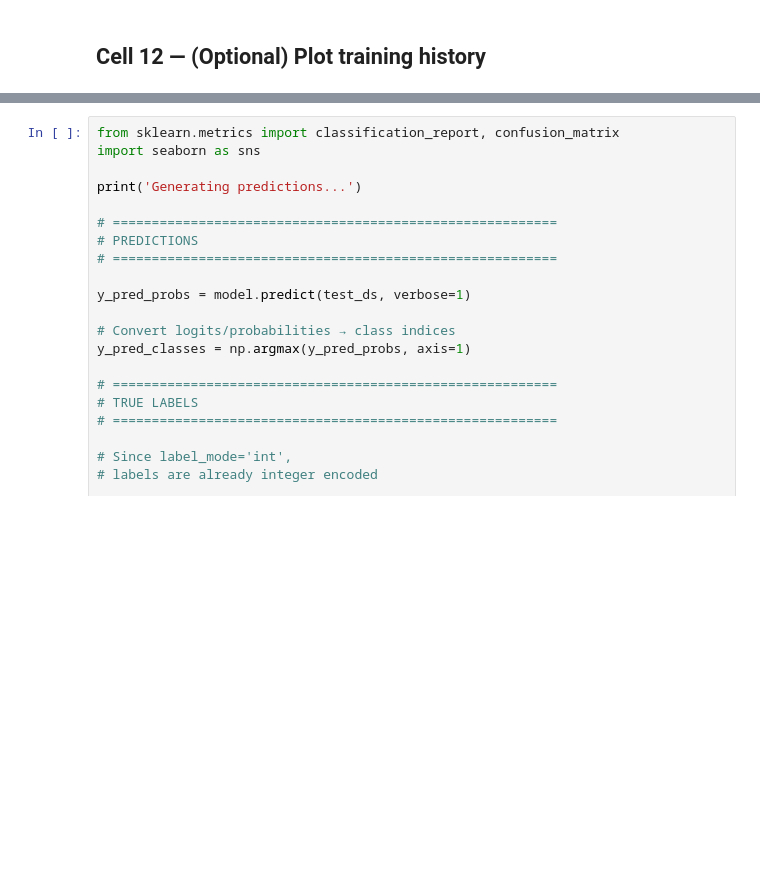
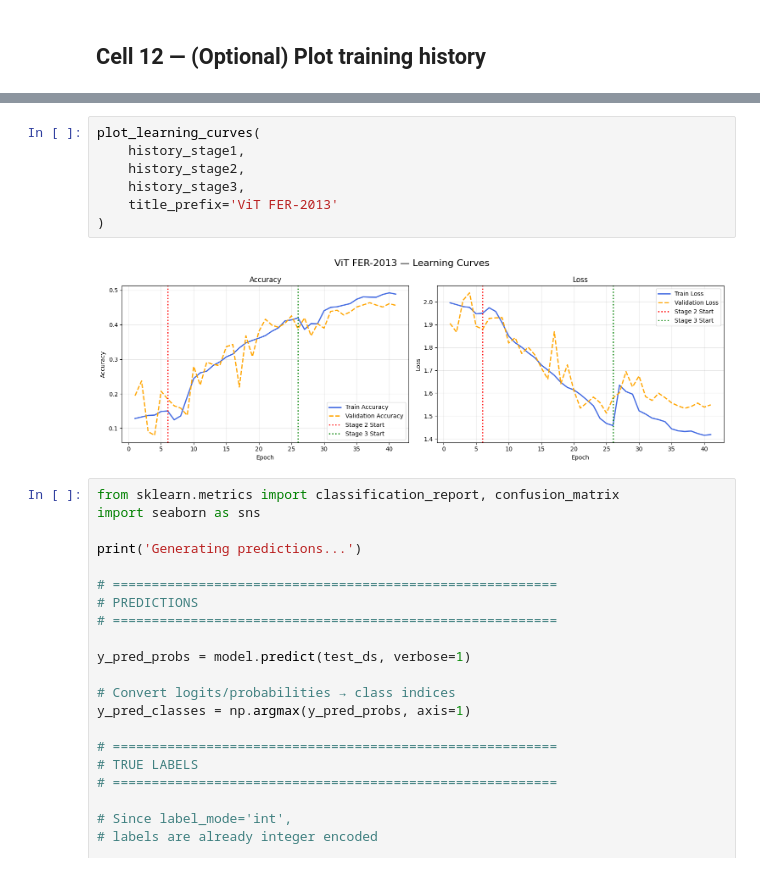
Before and after one commit to alaiyemolavictor/Image-Classification-Project-B-, a Jupyter notebook: Finalised models/final VIT model.ipynb, the cells around one changed output, grey strips where cells are left out. Cells and saved outputs as stored; diff of their text form; blank space fills up the shorter version.

```diff
--- a/Finalised models/final VIT model.ipynb
+++ b/Finalised models/final VIT model.ipynb
@@ -586,3 +806,12 @@ plot_learning_curves(history_stage1, history_stage2, 'VIT')
+# %%
+plot_learning_curves(
+    history_stage1,
+    history_stage2,
+    history_stage3,
+    title_prefix='ViT FER-2013'
+)
+# %% [output]
+[figure, added]
 # %%
 from sklearn.metrics import classification_report, confusion_matrix
 import seaborn as sns
```
Also changed, not shown: parts of 3 cells of this notebook.
